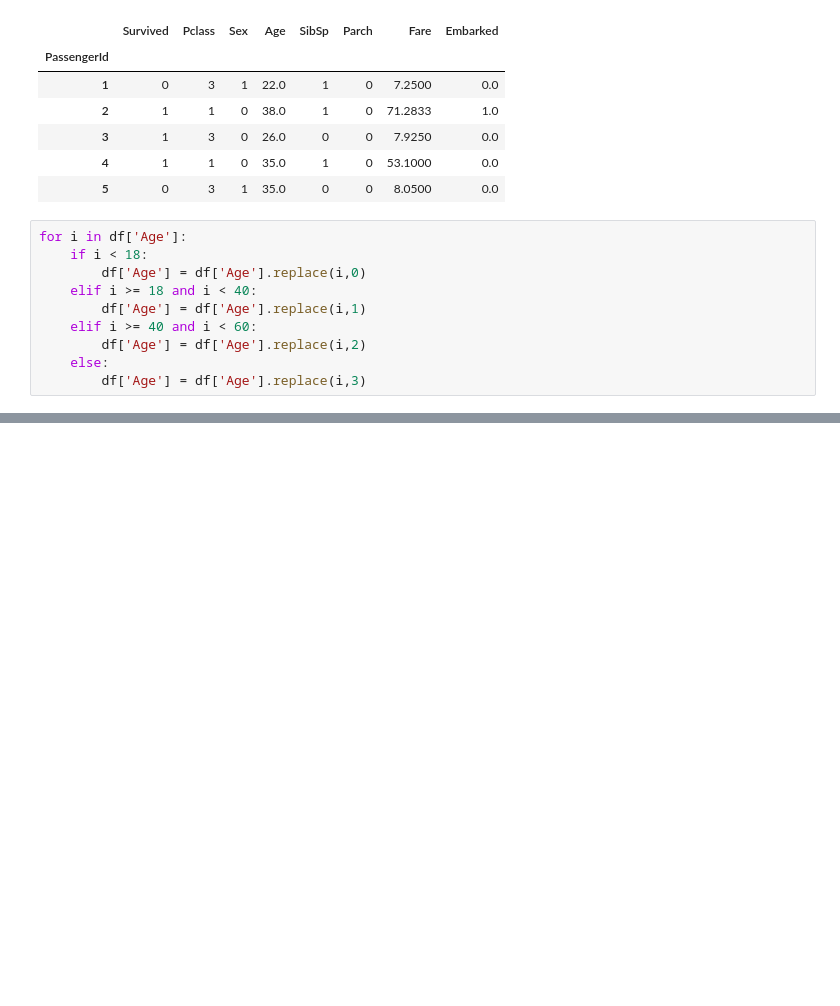
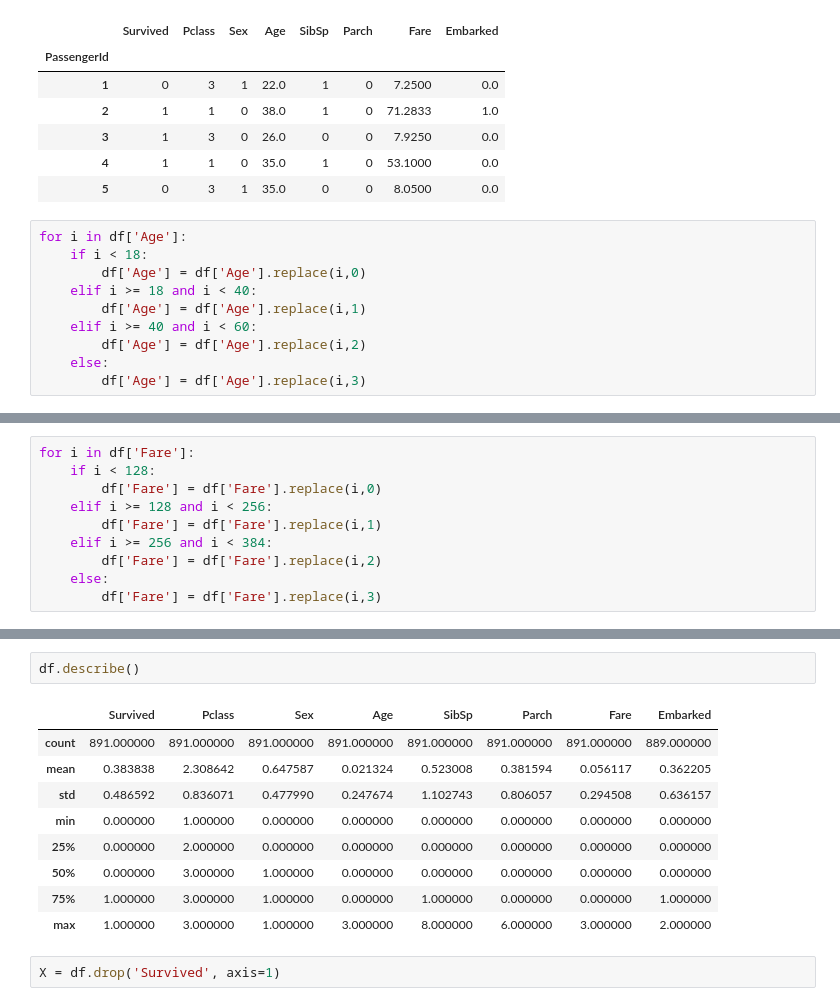
Before and after one commit to Jay-Thoriya/All-ML-Models, a Jupyter notebook: titanic/Untitled.ipynb, the cells around one changed output, grey strips where cells are left out. Drawn from its saved outputs; the diff is of its cells as text; blank space fills up the shorter version.

```diff
--- a/titanic/Untitled.ipynb
+++ b/titanic/Untitled.ipynb
@@ -139,0 +143,10 @@ df.head()
+# %%
+for i in df['Fare']:
+    if i < 128:
+        df['Fare'] = df['Fare'].replace(i,0)
+    elif i >= 128 and i < 256:
+        df['Fare'] = df['Fare'].replace(i,1)
+    elif i >= 256 and i < 384:
+        df['Fare'] = df['Fare'].replace(i,2)
+    else:
+        df['Fare'] = df['Fare'].replace(i,3)
@@ -139,0 +163,14 @@ df.head()
+# %%
+df.describe()
+# %% [output]
+|  | Survived | Pclass | Sex | Age | SibSp | Parch | Fare | Embarked |
+| count | 891.000000 | 891.000000 | 891.000000 | 891.000000 | 891.000000 | 891.000000 | 891.000000 | 889.000000 |
+| mean | 0.383838 | 2.308642 | 0.647587 | 0.021324 | 0.523008 | 0.381594 | 0.056117 | 0.362205 |
+| std | 0.486592 | 0.836071 | 0.477990 | 0.247674 | 1.102743 | 0.806057 | 0.294508 | 0.636157 |
+| min | 0.000000 | 1.000000 | 0.000000 | 0.000000 | 0.000000 | 0.000000 | 0.000000 | 0.000000 |
+| 25% | 0.000000 | 2.000000 | 0.000000 | 0.000000 | 0.000000 | 0.000000 | 0.000000 | 0.000000 |
+| 50% | 0.000000 | 3.000000 | 1.000000 | 0.000000 | 0.000000 | 0.000000 | 0.000000 | 0.000000 |
+| 75% | 1.000000 | 3.000000 | 1.000000 | 0.000000 | 1.000000 | 0.000000 | 0.000000 | 1.000000 |
+| max | 1.000000 | 3.000000 | 1.000000 | 3.000000 | 8.000000 | 6.000000 | 3.000000 | 2.000000 |
+# %%
+X = df.drop('Survived', axis=1)
```
Also changed, not shown: parts of 8 cells of this notebook.
